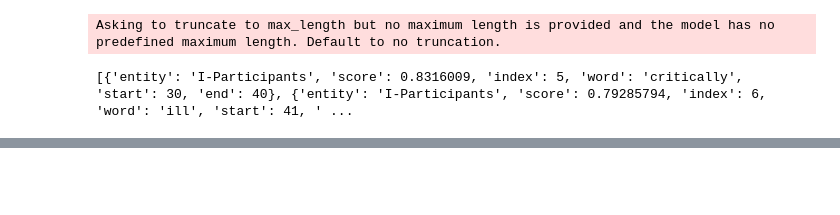
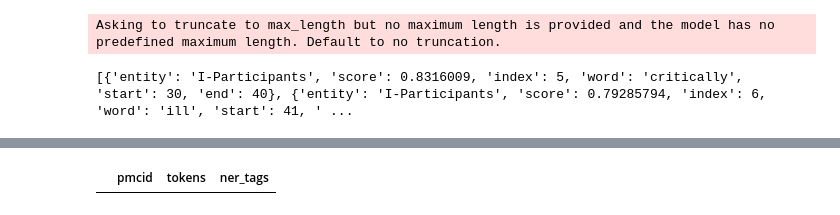
Before and after one commit to MaazLab/Evidence-Retrieval-For-EBM, a Jupyter notebook: scripts/token_classification.ipynb, the cells around one changed output, grey strips where cells are left out. Saved outputs shown, nothing was run; the diff lists cells and outputs as text; code cells hidden in the pictures; blank space fills up the shorter version.

```diff
--- a/scripts/token_classification.ipynb
+++ b/scripts/token_classification.ipynb
@@ -33,0 +106,6 @@ TypeError: list indices must be integers or slices, not str
+# %%
+df_cols = ["pmcid","tokens",'ner_tags']
+data_df = pd.DataFrame(columns=df_cols)
+data_df
+# %% [output]
+|  | pmcid | tokens | ner_tags |
```
Also changed, not shown: parts of 90 cells of this notebook.
